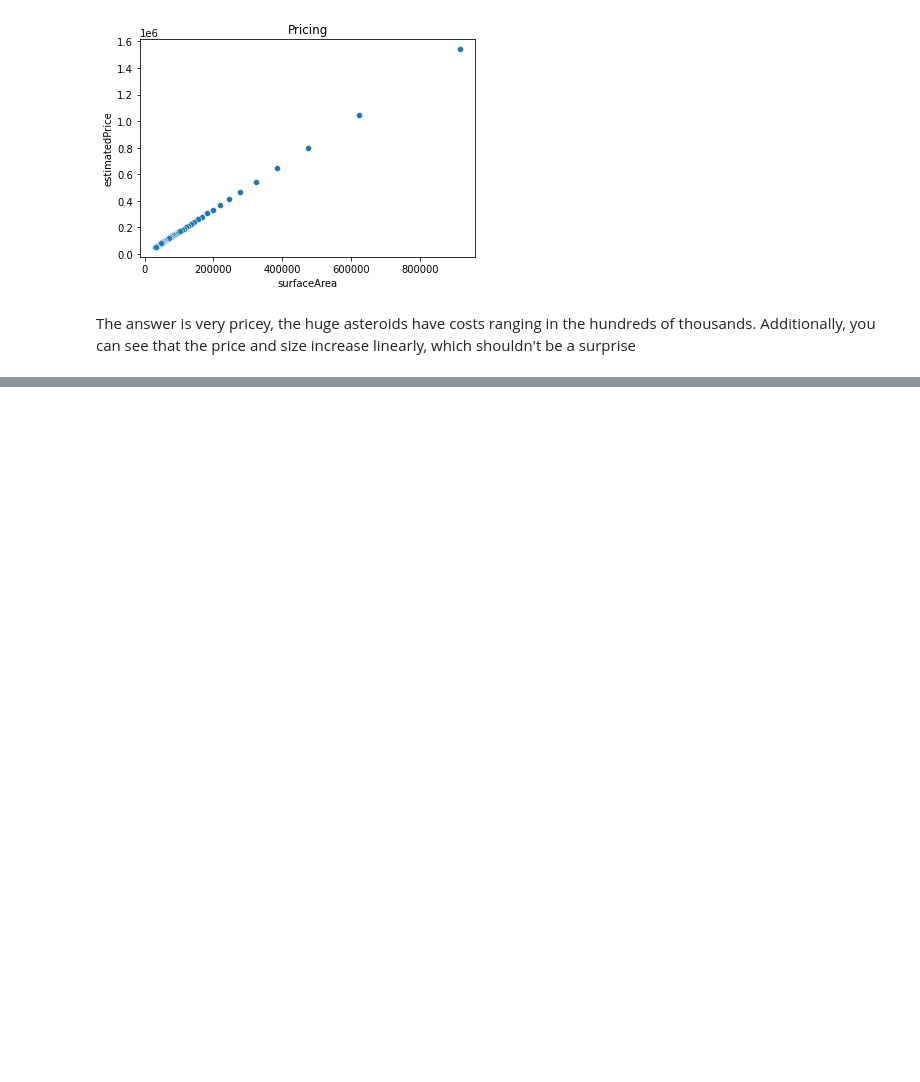
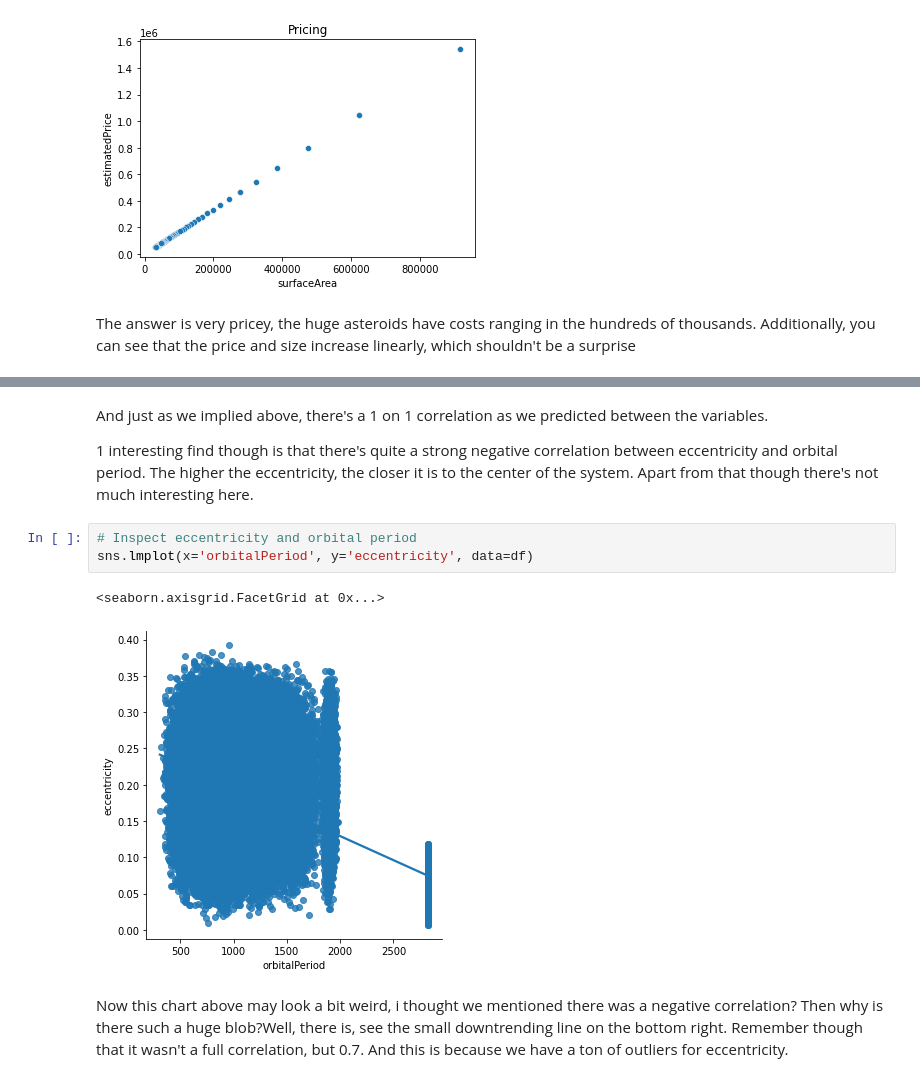
Before and after one commit to MichaelVerdegaal/InfluenceAsteroidVisualization, a Jupyter notebook: main.ipynb, the cells around one changed output, grey strips where cells are left out. Drawn from its saved outputs; the diff is of its cells as text; blank space fills up the shorter version.

```diff
--- a/main.ipynb
+++ b/main.ipynb
@@ -93,0 +131,16 @@ see that the price and size increase linearly, which shouldn't be a surprise
+# %% [markdown]
+And just as we implied above, there's a 1 on 1 correlation as we predicted between the variables.
+
+1 interesting find though is that there's quite a strong negative correlation between eccentricity and orbital period.
+The higher the eccentricity, the closer it is to the center of the system. Apart from that though there's not much
+interesting here.
+# %%
+# Inspect eccentricity and orbital period
+sns.lmplot(x='orbitalPeriod', y='eccentricity', data=df)
+# %% [output]
+<seaborn.axisgrid.FacetGrid at 0x...>
+[figure, added]
+# %% [markdown]
+Now this chart above may look a bit weird, i thought we mentioned there was a negative correlation? Then why is there
+such a huge blob?Well, there is, see  the small downtrending line on the bottom right. Remember though that it wasn't a
+full correlation, but 0.7. And this is because we have a ton of outliers for eccentricity.
```
Also changed, not shown: parts of 6 cells of this notebook.
